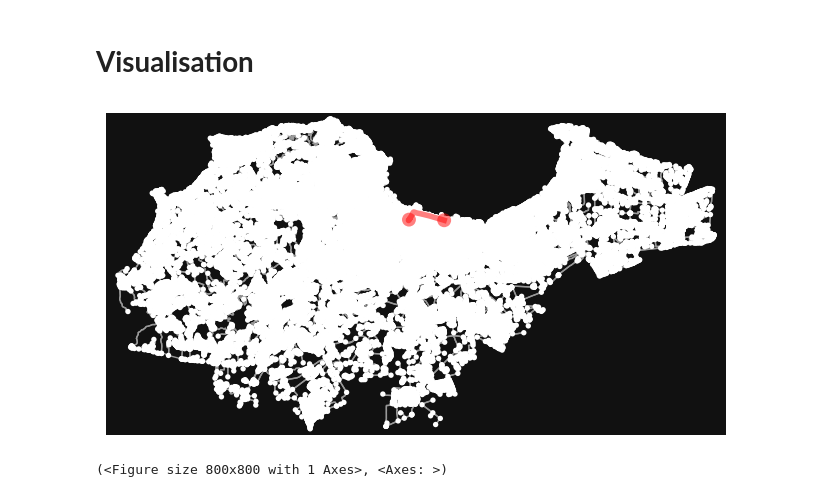
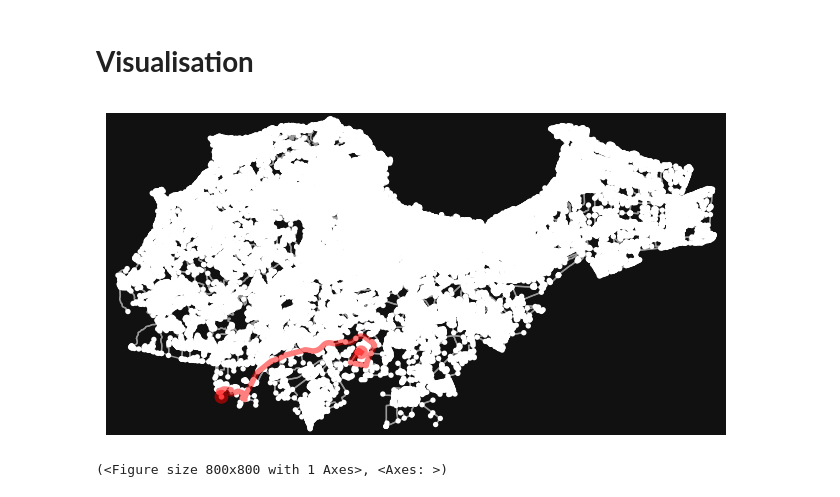
Before and after one commit to arhvnn/Healthcare-Network-Optimization, a Jupyter notebook: problem.ipynb, the cells around one changed output. Saved outputs shown, nothing was run; the diff lists cells and outputs as text; code cells hidden in the pictures.

Commit message:
Automated coordinates query

```diff
--- a/problem.ipynb
+++ b/problem.ipynb
@@ -32,3 +34,5 @@ nodes=load_data(data_file_path)
 data_file_path = "data/MapEdges.json"
 edges=load_data(data_file_path)
 edges = {eval(key): value for key, value in edges.items()} # Turns keys from string into tuples
+
+graph = ox.load_graphml(filepath="data/Map.graphml")
@@ -128,7 +112,34 @@ class Solver:
+# %%
+def get_current_ip():
+    try:
+        response = requests.get('https://api.ipify.org')
+        if response.status_code == 200:
+            return response.text
+        else:
+            return None
+    except requests.RequestException:
+        return None
+
+def get_current_location_coordinates():
+    # Get current IP address
+    current_ip = get_current_ip()
+    if current_ip:
+        try:
+            # Get current location using IP address
+            g = geocoder.ip(current_ip)
+            # Extract latitude and longitude
+            latitude, longitude = g.latlng
+            return latitude, longitude
+        except:
+            return None
+    else:
+        return None
 # %% [markdown]
 # **Main**
 # %%
-problem=problem(26616005)
+Y, X = get_current_location_coordinates()
+initial_state=ox.distance.nearest_nodes(graph, X, Y, return_dist=False)
+problem=problem(initial_state)
 solver = Solver(problem)
 solution_path = solver.breadth_first_search()
 # %% [markdown]
@@ -136,11 +147,10 @@ solution_path = solver.breadth_first_search()
 # %%
 states=[]
 for i in solution_path:
     states.append(i.state)
 states
 
-graph = ox.load_graphml(filepath="algiers_graph.graphml")
 ox.plot.plot_graph_route(graph, states)
 # %% [output]
-[figure, old version]
+[figure, new version]
 (<Figure size 800x800 with 1 Axes>, <Axes: >)
```
Also changed, not shown: parts of 4 cells of this notebook, 4 other files.
